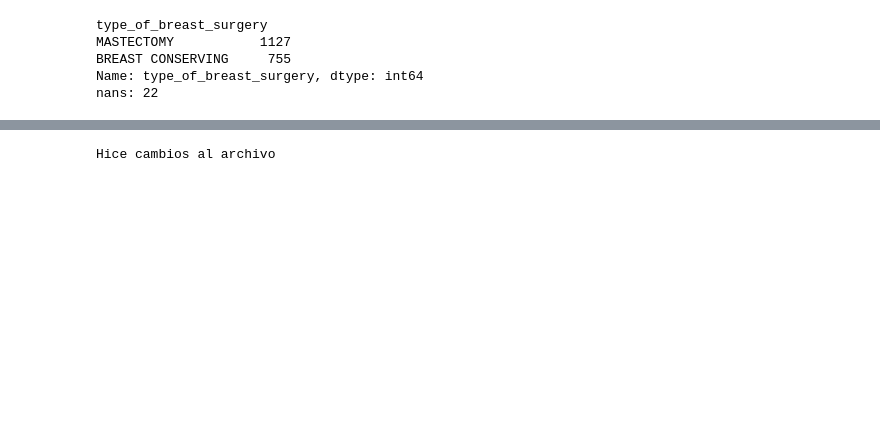
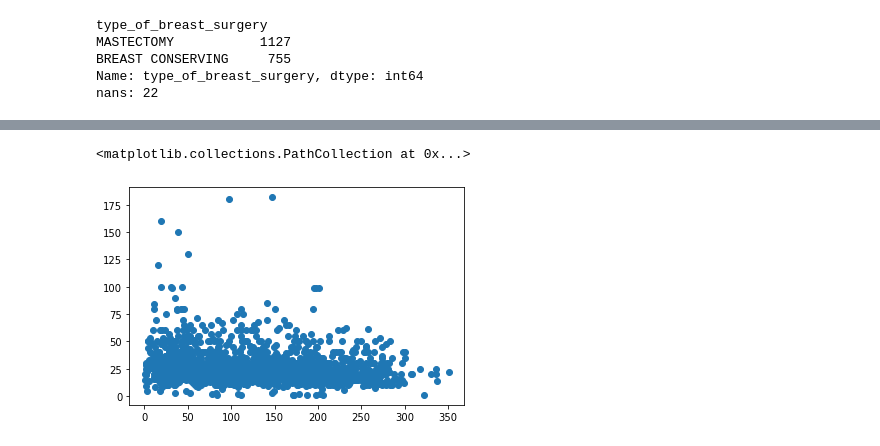
Before and after one commit to Allocco14/BreastCancerIIA, a Jupyter notebook: Breast_cancer.ipynb, the cells around one changed output, grey strips where cells are left out. Saved outputs shown, nothing was run; the diff lists cells and outputs as text; code cells hidden in the pictures; blank space fills up the shorter version.

```diff
--- a/Breast_cancer.ipynb
+++ b/Breast_cancer.ipynb
@@ -200,4 +181,8 @@ print('nans:',nan_10)
-# %%
-print("Hice cambios al archivo")
-# %% [output]
-Hice cambios al archivo
+# %%
+x = df.overall_survival_months
+y = df.tumor_size
+
+plt.scatter(x, y)
+# %% [output]
+<matplotlib.collections.PathCollection at 0x...>
+[figure, added]
```
Also changed, not shown: parts of 27 cells of this notebook.
